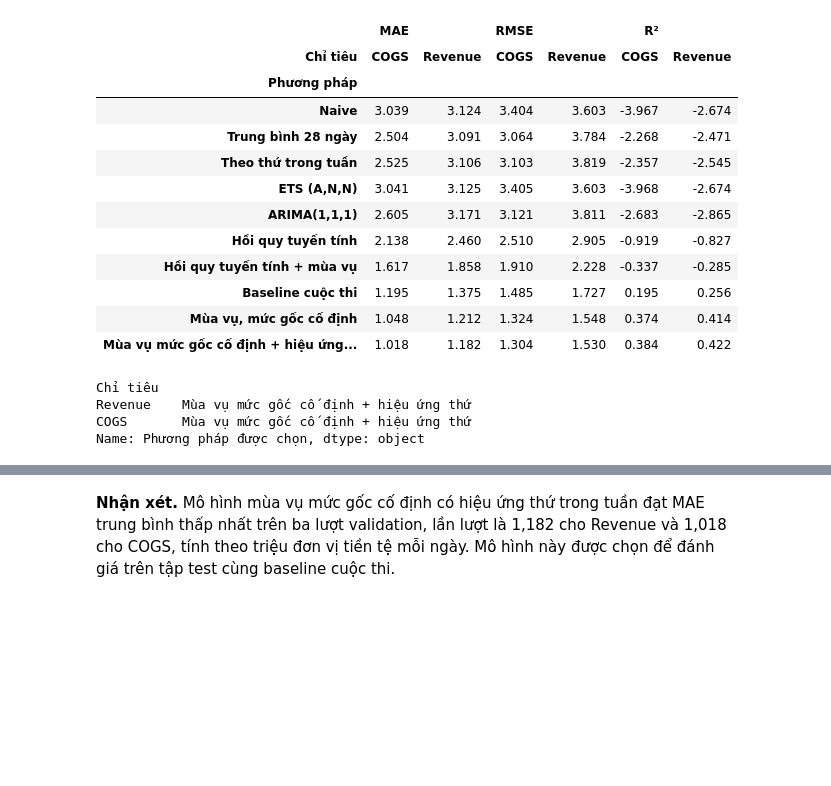
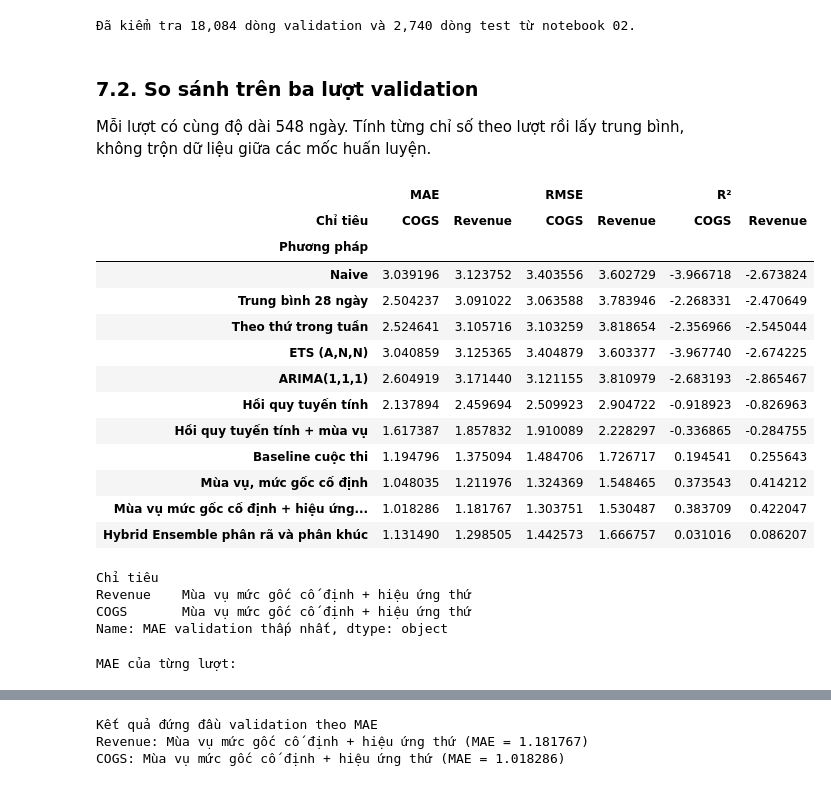
Before and after one commit to ngoctu1912/DA_Datathon2026, a Jupyter notebook: notebook/06_du_bao/03_danh_gia.ipynb, the cells around one changed output, grey strips where cells are left out. Saved outputs shown, nothing was run; the diff lists cells and outputs as text; code cells hidden in the pictures; blank space fills up the shorter version.

```diff
--- a/notebook/06_du_bao/03_danh_gia.ipynb
+++ b/notebook/06_du_bao/03_danh_gia.ipynb
@@ -46,7 +49,6 @@ if not observed.index.is_unique:
 
 contest_name = "Baseline cuộc thi"
 fixed_name = "Mùa vụ, mức gốc cố định"
-selected_label = "Phương pháp được chọn"
 
 
 def prediction_frame(rows):
@@ -73,33 +75,78 @@ def evaluate(actual, forecast):
         "RMSE": np.sqrt(squared_error.mean()),
         "R²": 1 - squared_error.sum() / variation.where(variation > 0),
     }).rename_axis("Chỉ tiêu")
+
+weekday_name = "Mùa vụ mức gốc cố định + hiệu ứng thứ"
+hybrid_name = "Hybrid Ensemble phân rã và phân khúc"
+method_order = ["Naive", "Trung bình 28 ngày", "Theo thứ trong tuần", "ETS (A,N,N)",
+                "ARIMA(1,1,1)", "Hồi quy tuyến tính", "Hồi quy tuyến tính + mùa vụ",
+                contest_name, fixed_name, weekday_name, hybrid_name]
+dev_end = pd.Timestamp("2021-07-01")
+final_dates = pd.date_range("2021-07-02", "2022-12-31", name="Date")
+assert len(final_dates) == 548
+assert observed.index.equals(pd.date_range("2012-07-04", "2022-12-31", name="Date"))
+assert np.isfinite(observed.to_numpy(dtype=float)).all()
+required_cols = {"Split", "Fold", "TrainEnd", "Date", "Method", *targets}
+assert required_cols.issubset(predictions.columns)
+assert not predictions.duplicated(["Split", "Fold", "Method", "Date"]).any()
+assert np.isfinite(predictions[targets].to_numpy(dtype=float)).all()
+assert (predictions.Date > predictions.TrainEnd).all()
+validation = predictions.loc[predictions.Split.eq("validation")].copy()
+assert set(validation.Method) == set(method_order), "Cần chạy notebook 02 bản cập nhật đủ 11 mô hình."
+fold_windows = {1:("2016-12-31","2018-07-01"), 2:("2018-07-02","2019-12-31"), 3:("2020-01-01","2021-07-01")}
+assert set(validation.Fold) == set(fold_windows)
+for fold_id, (lo, hi) in fold_windows.items():
+    block = validation.loc[validation.Fold.eq(fold_id)]
+    assert set(block.Method) == set(method_order)
+    for method, rows in block.groupby("Method"):
+        assert prediction_frame(rows).index.equals(pd.date_range(lo, hi, name="Date"))
+        assert rows.TrainEnd.eq(pd.Timestamp(lo) - pd.Timedelta(days=1)).all()
+test_rows = predictions.loc[predictions.Split.eq("test")]
+assert test_rows.TrainEnd.eq(dev_end).all() and test_rows.Fold.eq(0).all()
+assert {contest_name, fixed_name, weekday_name, hybrid_name}.issubset(test_rows.Method.unique())
+for method, rows in test_rows.groupby("Method"):
+    assert prediction_frame(rows).index.equals(final_dates)
+print(f"Đã kiểm tra {len(validation):,} dòng validation và {len(test_rows):,} dòng test từ notebook 02.")
+# %% [output]
+Đã kiểm tra 18,084 dòng validation và 2,740 dòng test từ notebook 02.
+# %% [markdown]
+### 7.2. So sánh trên ba lượt validation
+
+Mỗi lượt có cùng độ dài 548 ngày. Tính từng chỉ số theo lượt rồi lấy trung bình, không trộn dữ liệu giữa các mốc huấn luyện.
 # %%
 score_rows = []
 validation = predictions.loc[predictions["Split"].eq("validation")]
 for (fold_id, method), rows in validation.groupby(["Fold", "Method"], sort=False):
     forecast = prediction_frame(rows)
     score_rows.append(evaluate(observed.loc[forecast.index], forecast).assign(Fold=fold_id, Method=method))
 
 validation_scores = pd.concat(score_rows).reset_index().rename(columns={"Method": "Phương pháp"})
 summary = validation_scores.groupby(["Phương pháp", "Chỉ tiêu"])[["MAE", "RMSE", "R²"]].mean()
-display(summary.unstack("Chỉ tiêu").reindex(validation["Method"].unique()).round(3))
-selected_methods = summary["MAE"].unstack("Chỉ tiêu").idxmin().reindex(targets)
-display(selected_methods.rename("Phương pháp được chọn"))
+display(summary.unstack("Chỉ tiêu").reindex(validation["Method"].unique()).round(6))
+validation_best = summary["MAE"].unstack("Chỉ tiêu").idxmin().reindex(targets)
+display(validation_best.rename("MAE validation thấp nhất"))
+print("MAE của từng lượt:")
+display(validation_scores.pivot(index="Phương pháp", columns=["Fold", "Chỉ tiêu"], values="MAE").reindex(method_order).round(6))
+print("Kết quả đứng đầu validation theo MAE")
+for target, method in validation_best.items():
+    print(f"{target}: {method} (MAE = {summary.loc[(method,target), 'MAE']:.6f})")
 # %% [output]
 |  | MAE |  | RMSE |  | R² |  |
 | Chỉ tiêu | COGS | Revenue | COGS | Revenue | COGS | Revenue |
 | Phương pháp |  |  |  |  |  |  |
-| Naive | 3.039 | 3.124 | 3.404 | 3.603 | -3.967 | -2.674 |
-| Trung bình 28 ngày | 2.504 | 3.091 | 3.064 | 3.784 | -2.268 | -2.471 |
-| Theo thứ trong tuần | 2.525 | 3.106 | 3.103 | 3.819 | -2.357 | -2.545 |
-| ETS (A,N,N) | 3.041 | 3.125 | 3.405 | 3.603 | -3.968 | -2.674 |
-| ARIMA(1,1,1) | 2.605 | 3.171 | 3.121 | 3.811 | -2.683 | -2.865 |
-| Hồi quy tuyến tính | 2.138 | 2.460 | 2.510 | 2.905 | -0.919 | -0.827 |
-| Hồi quy tuyến tính + mùa vụ | 1.617 | 1.858 | 1.910 | 2.228 | -0.337 | -0.285 |
-| Baseline cuộc thi | 1.195 | 1.375 | 1.485 | 1.727 | 0.195 | 0.256 |
-| Mùa vụ, mức gốc cố định | 1.048 | 1.212 | 1.324 | 1.548 | 0.374 | 0.414 |
-| Mùa vụ mức gốc cố định + hiệu ứng... | 1.018 | 1.182 | 1.304 | 1.530 | 0.384 | 0.422 |
+| Naive | 3.039196 | 3.123752 | 3.403556 | 3.602729 | -3.966718 | -2.673824 |
+| Trung bình 28 ngày | 2.504237 | 3.091022 | 3.063588 | 3.783946 | -2.268331 | -2.470649 |
+| Theo thứ trong tuần | 2.524641 | 3.105716 | 3.103259 | 3.818654 | -2.356966 | -2.545044 |
+| ETS (A,N,N) | 3.040859 | 3.125365 | 3.404879 | 3.603377 | -3.967740 | -2.674225 |
+| ARIMA(1,1,1) | 2.604919 | 3.171440 | 3.121155 | 3.810979 | -2.683193 | -2.865467 |
+| Hồi quy tuyến tính | 2.137894 | 2.459694 | 2.509923 | 2.904722 | -0.918923 | -0.826963 |
+| Hồi quy tuyến tính + mùa vụ | 1.617387 | 1.857832 | 1.910089 | 2.228297 | -0.336865 | -0.284755 |
+| Baseline cuộc thi | 1.194796 | 1.375094 | 1.484706 | 1.726717 | 0.194541 | 0.255643 |
+| Mùa vụ, mức gốc cố định | 1.048035 | 1.211976 | 1.324369 | 1.548465 | 0.373543 | 0.414212 |
+| Mùa vụ mức gốc cố định + hiệu ứng... | 1.018286 | 1.181767 | 1.303751 | 1.530487 | 0.383709 | 0.422047 |
+| Hybrid Ensemble phân rã và phân khúc | 1.131490 | 1.298505 | 1.442573 | 1.666757 | 0.031016 | 0.086207 |
 Chỉ tiêu
 Revenue    Mùa vụ mức gốc cố định + hiệu ứng thứ
 COGS       Mùa vụ mức gốc cố định + hiệu ứng thứ
-Name: Phương pháp được chọn, dtype: object
+Name: MAE validation thấp nhất, dtype: object
+MAE của từng lượt:
@@ -106,2 +167,3 @@ Name: Phương pháp được chọn, dtype: object
+Kết quả đứng đầu validation theo MAE
+Revenue: Mùa vụ mức gốc cố định + hiệu ứng thứ (MAE = 1.181767)
+COGS: Mùa vụ mức gốc cố định + hiệu ứng thứ (MAE = 1.018286)
-# %% [markdown]
-**Nhận xét.** Mô hình mùa vụ mức gốc cố định có hiệu ứng thứ trong tuần đạt MAE trung bình thấp nhất trên ba lượt validation, lần lượt là 1,182 cho Revenue và 1,018 cho COGS, tính theo triệu đơn vị tiền tệ mỗi ngày. Mô hình này được chọn để đánh giá trên tập test cùng baseline cuộc thi.
```
Also changed, not shown: parts of 18 cells of this notebook, 5 other files.
